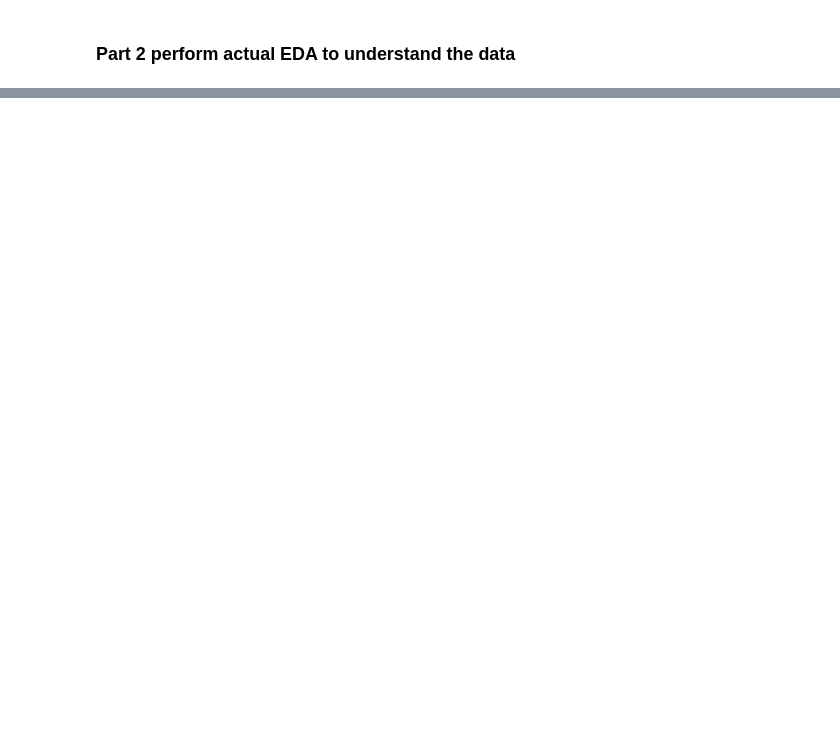
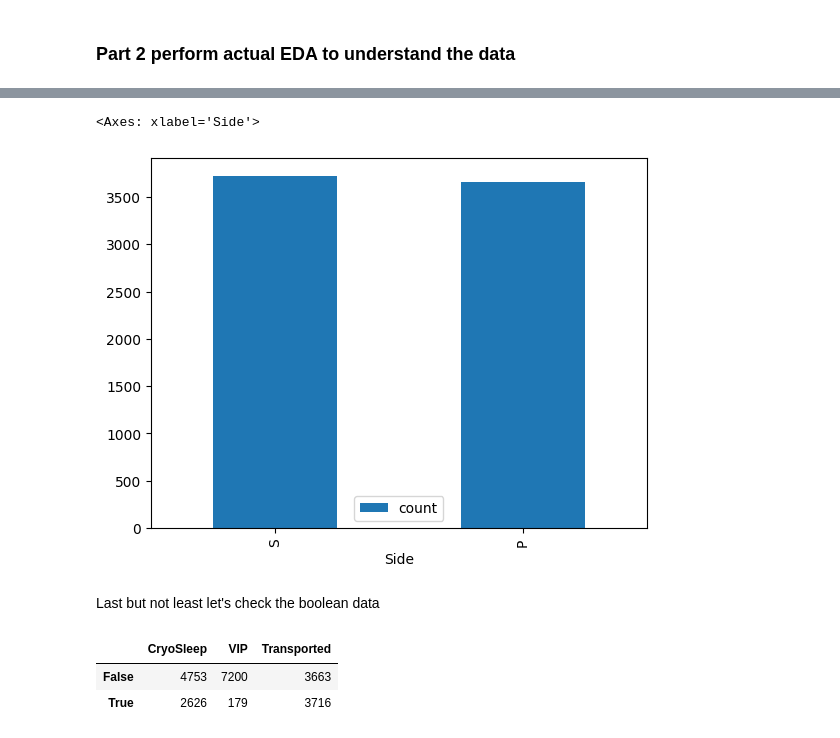
Before and after one commit to tragians/spaceship_titanic, a Jupyter notebook: data/eda.ipynb, the cells around one changed output, grey strips where cells are left out. Cells and saved outputs as stored; diff of their text form; code cells hidden in the pictures; blank space fills up the shorter version.

```diff
--- a/data/eda.ipynb
+++ b/data/eda.ipynb
@@ -217,0 +206,14 @@ We note that we have a balanced representation of the two classes (Transported/
+# %%
+pd.DataFrame(df['Side'].value_counts()).plot(kind = 'bar')
+# %% [output]
+<Axes: xlabel='Side'>
+[figure, added]
+# %% [markdown]
+Last but not least let's check the boolean data
+# %%
+bool_values = df[['CryoSleep', 'VIP', 'Transported']]
+bool_values.apply(pd.Series.value_counts)
+# %% [output]
+|  | CryoSleep | VIP | Transported |
+| False | 4753 | 7200 | 3663 |
+| True | 2626 | 179 | 3716 |
```
Also changed, not shown: parts of 41 cells of this notebook, 2 other files.
